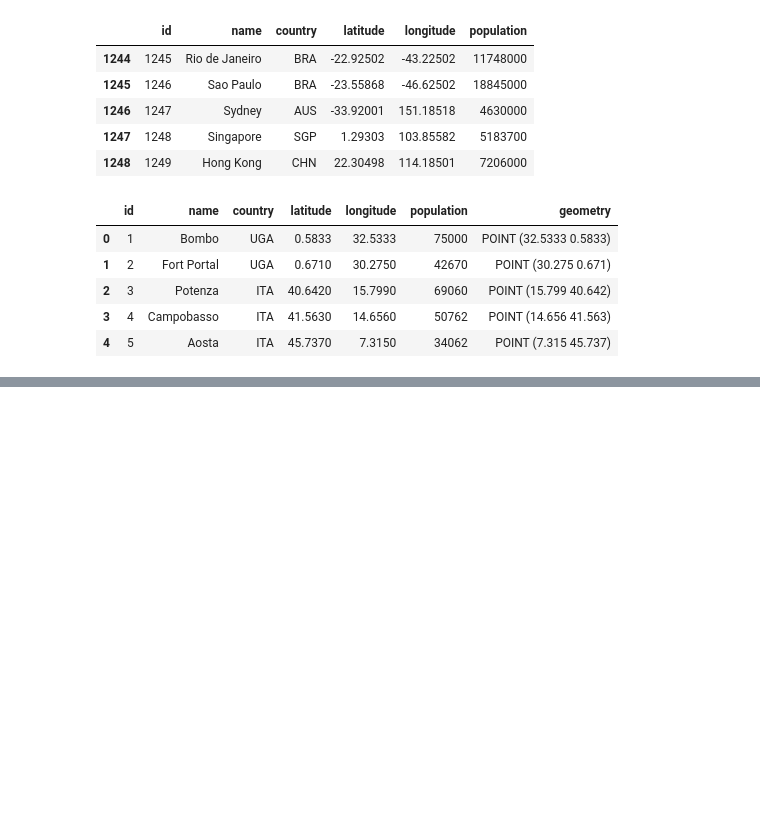
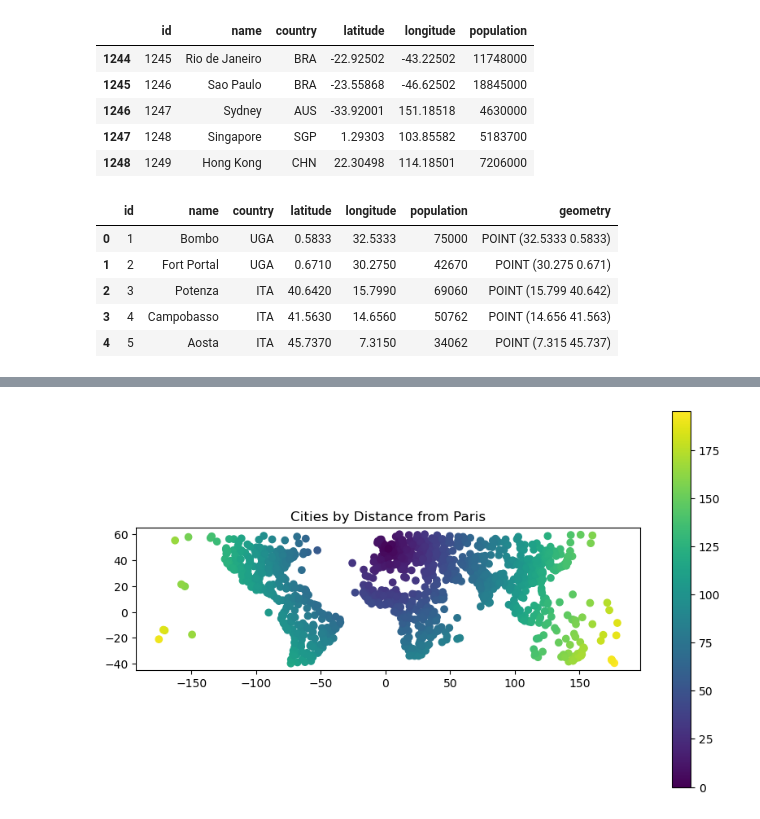
Before and after one commit to SVENTRIPIKAL/geog-312-fork, a Jupyter notebook: book/labs/lab_04.ipynb, the cells around one changed output, grey strips where cells are left out. Cells and saved outputs as stored; diff of their text form; code cells hidden in the pictures; blank space fills up the shorter version.

```diff
--- a/book/labs/lab_04.ipynb
+++ b/book/labs/lab_04.ipynb
@@ -250,0 +240,4 @@ Datum: World Geodetic System 1984 ensemble
+# %%
+# set name as primary index
+gdf_3857 = gdf_3857.set_index("name")
+gdf_3857.head()
@@ -251,2 +252,6 @@ Datum: World Geodetic System 1984 ensemble
 # %%
+
 # 5 Calculate the distance (in meters) between each city and the city of Paris
+paris_point = gdf_3857.loc["Paris"]["geometry"]
+gdf_3857["Distance to Paris (m)"] = gdf_3857["geometry"].distance(paris_point)
+gdf_3857[["geometry", "Distance to Paris (m)"]].tail()
@@ -252,0 +266,7 @@ Datum: World Geodetic System 1984 ensemble
+# %%
+# 6 Plot the cities on a world map, coloring the points by their distance from Paris
+graph = gdf_3857.plot("Distance to Paris (m)", figsize=(10,6), legend=True)
+graph.set_title("Cities by Distance from Paris")
+plt.show()
+# %% [output]
+[figure, added]
```
Also changed, not shown: parts of 3 cells of this notebook.
